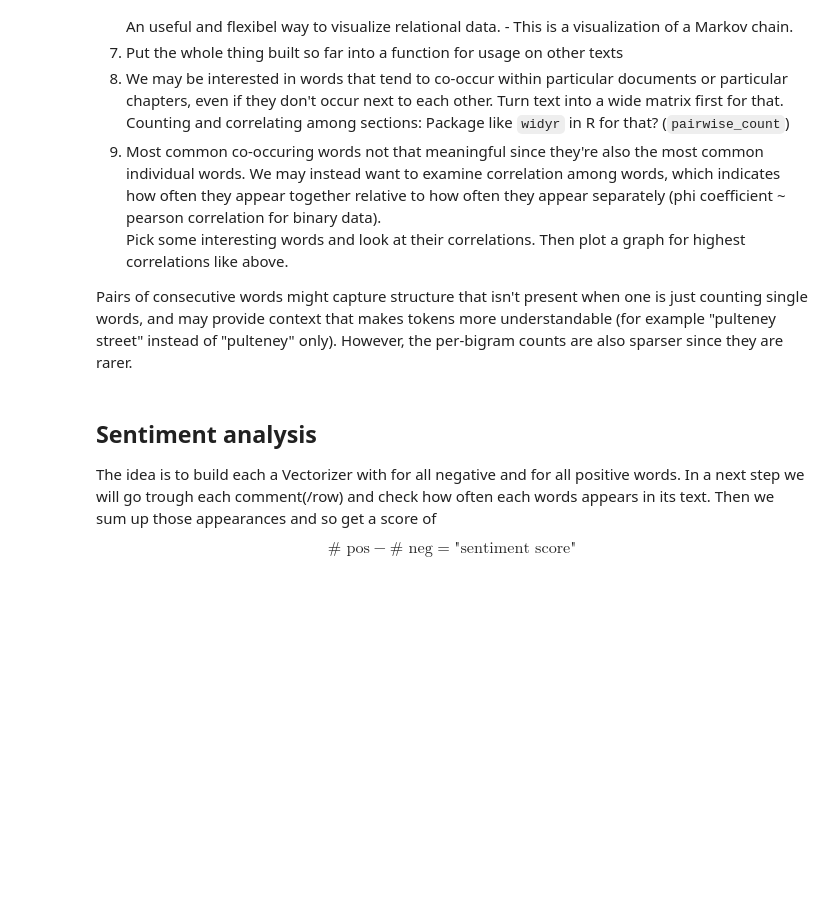
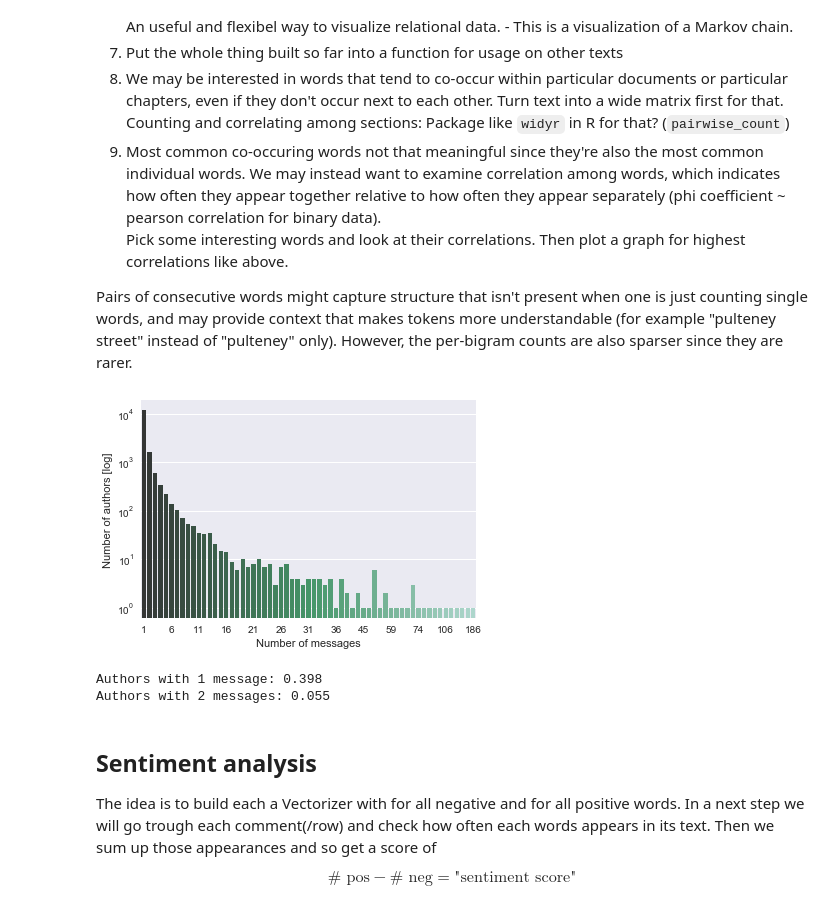
Before and after one commit to fdelia/bots, a Jupyter notebook: 4_clustering_comments.ipynb, the cells around one changed output. Saved outputs shown, nothing was run; the diff lists cells and outputs as text; code cells hidden in the pictures; blank space fills up the shorter version.

```diff
--- a/4_clustering_comments.ipynb
+++ b/4_clustering_comments.ipynb
@@ -39,6 +40,28 @@ pd.options.display.float_format = '{:.3f}'.format
 
 df_com['score'] = df_com['vup'] - df_com['vdo']
 df_com['contr'] = df_com['vup'] + df_com['vdo']
+# %%
+#
+aut = df_com.groupby('aut').size()
+
+v = aut.value_counts()
+ax = sns.barplot(x=np.array(v.keys()), y=v.values, palette="BuGn_d")
+ax.set_yscale('log')  # set_yscale is a function, not a string
+n = 5
+ticks = ax.xaxis.get_ticklocs()
+ticklabels = [l.get_text() for l in ax.xaxis.get_ticklabels()]
+ax.xaxis.set_ticks(ticks[::n])
+ax.xaxis.set_ticklabels(ticklabels[::n])
+plt.ylabel('Number of authors [log]')
+plt.xlabel('Number of messages')
+plt.show()
+
+print("Authors with 1 message: {:.3f}".format(v.iloc[0] / aut.sum()))
+print("Authors with 2 messages: {:.3f}".format(v.iloc[1] / aut.sum()))
+# %% [output]
+[figure, added]
+Authors with 1 message: 0.398
+Authors with 2 messages: 0.055
 # %% [markdown]
 ## Sentiment analysis
 The idea is to build each a Vectorizer with for all negative and for all positive words. In a next step we will go trough each comment(/row) and check how often each words appears in its text. Then we sum up those appearances and so get a score of
```
Also changed, not shown: parts of 10 cells of this notebook, 1 other file.
